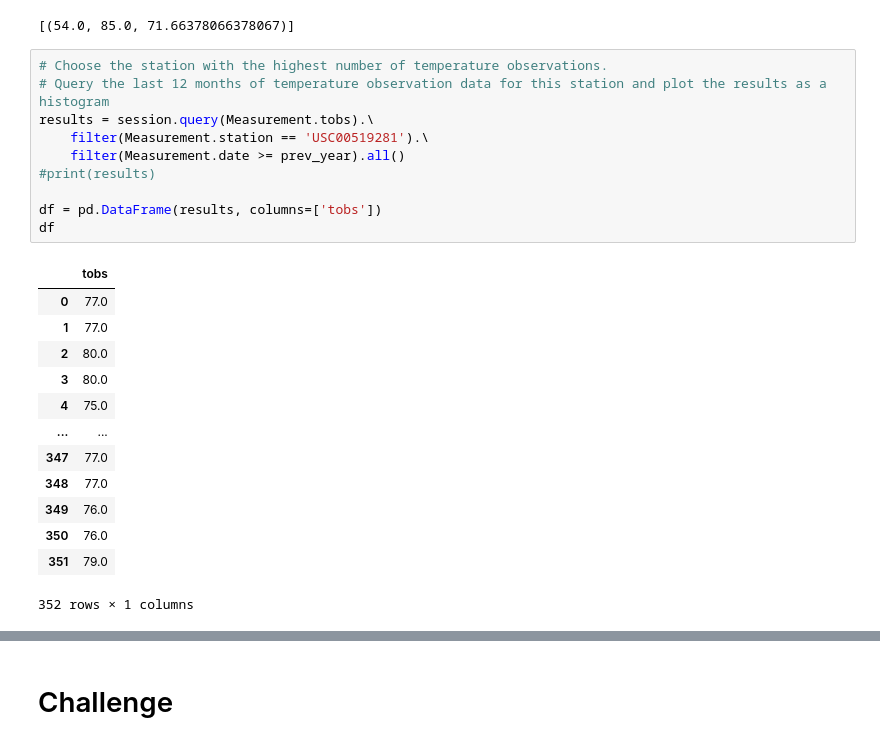
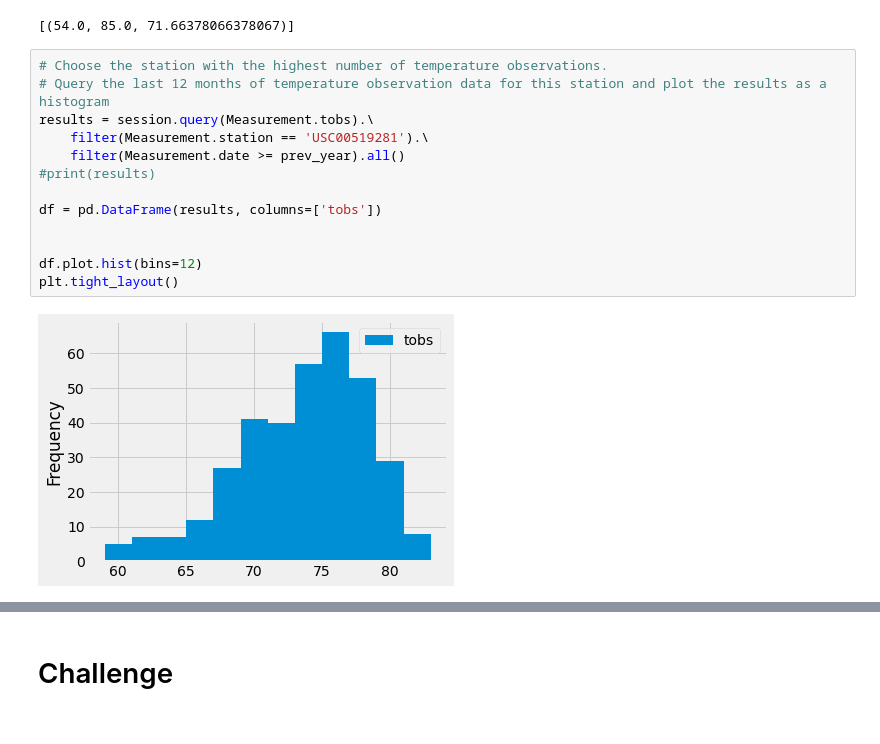
Before and after one commit to ElizaBuff/ElizaBuff-surfs_up, a Jupyter notebook: climate_analysis.ipynb, the cells around one changed output, grey strips where cells are left out. Drawn from its saved outputs; the diff is of its cells as text.

```diff
--- a/climate_analysis.ipynb
+++ b/climate_analysis.ipynb
@@ -105,27 +105,18 @@ session.query(func.min(Measurement.tobs), func.max(Measurement.tobs), func.avg(M
 # %%
 # Choose the station with the highest number of temperature observations.
 # Query the last 12 months of temperature observation data for this station and plot the results as a histogram
 results = session.query(Measurement.tobs).\
     filter(Measurement.station == 'USC00519281').\
     filter(Measurement.date >= prev_year).all()
 #print(results)
 
 df = pd.DataFrame(results, columns=['tobs'])
-df
+
+
+df.plot.hist(bins=12)
+plt.tight_layout()
 # %% [output]
-|  | tobs |
-| 0 | 77.0 |
-| 1 | 77.0 |
-| 2 | 80.0 |
-| 3 | 80.0 |
-| 4 | 75.0 |
-| ... | ... |
-| 347 | 77.0 |
-| 348 | 77.0 |
-| 349 | 76.0 |
-| 350 | 76.0 |
-| 351 | 79.0 |
-352 rows × 1 columns
+[figure, added]
 # %%
 # Write a function called `calc_temps` that will accept start date and end date in the format '%Y-%m-%d'
 # and return the minimum, average, and maximum temperatures for that range of dates
```
Also changed, not shown: parts of 1 cell of this notebook, 1 other file.
